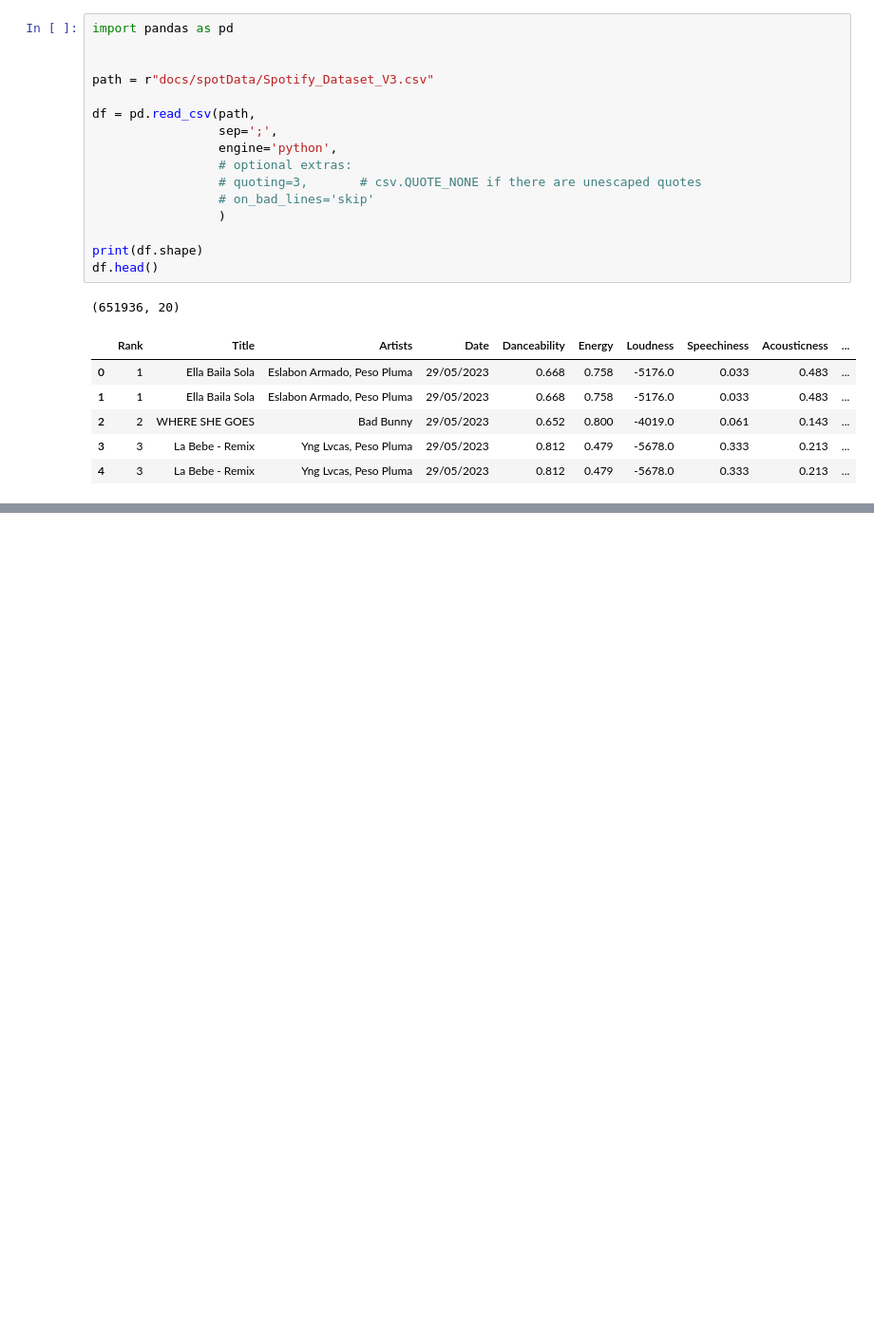
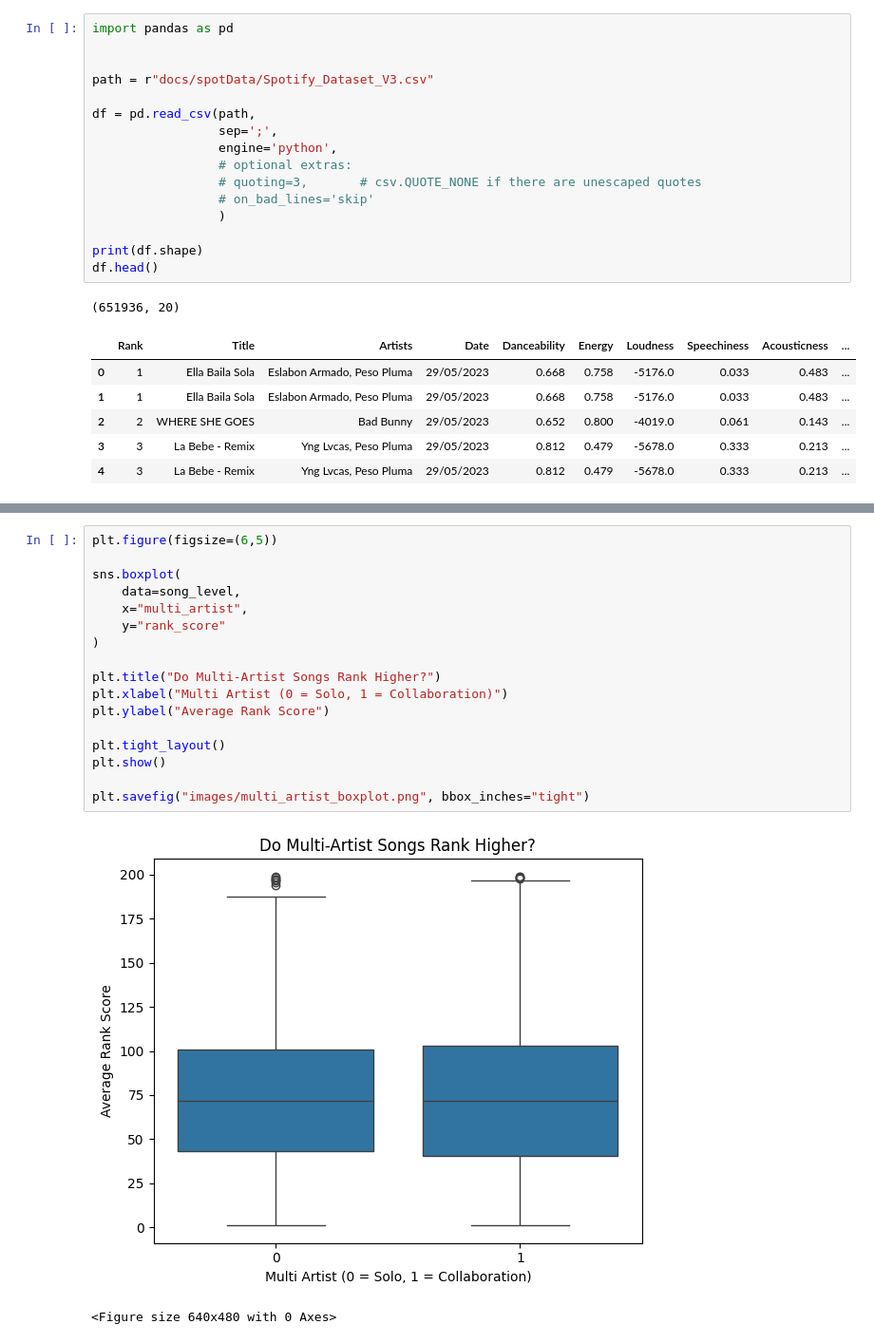
Before and after one commit to gunnargriffith/GunnarGriffith_Portfolio, a Jupyter notebook: spotify_analysis.ipynb, the cells around one changed output, grey strips where cells are left out. Shown at 95% size. Cells and saved outputs as stored; diff of their text form; blank space fills up the shorter version.

```diff
--- a/spotify_analysis.ipynb
+++ b/spotify_analysis.ipynb
@@ -45,0 +124,20 @@ ImportError: matplotlib is required for plotting when the default backend "matpl
+# %%
+plt.figure(figsize=(6,5))
+
+sns.boxplot(
+    data=song_level,
+    x="multi_artist",
+    y="rank_score"
+)
+
+plt.title("Do Multi-Artist Songs Rank Higher?")
+plt.xlabel("Multi Artist (0 = Solo, 1 = Collaboration)")
+plt.ylabel("Average Rank Score")
+
+plt.tight_layout()
+plt.show()
+
+plt.savefig("images/multi_artist_boxplot.png", bbox_inches="tight")
+# %% [output]
+[figure, added]
+<Figure size 640x480 with 0 Axes>
```
Also changed, not shown: parts of 7 cells of this notebook, 3 other files.
